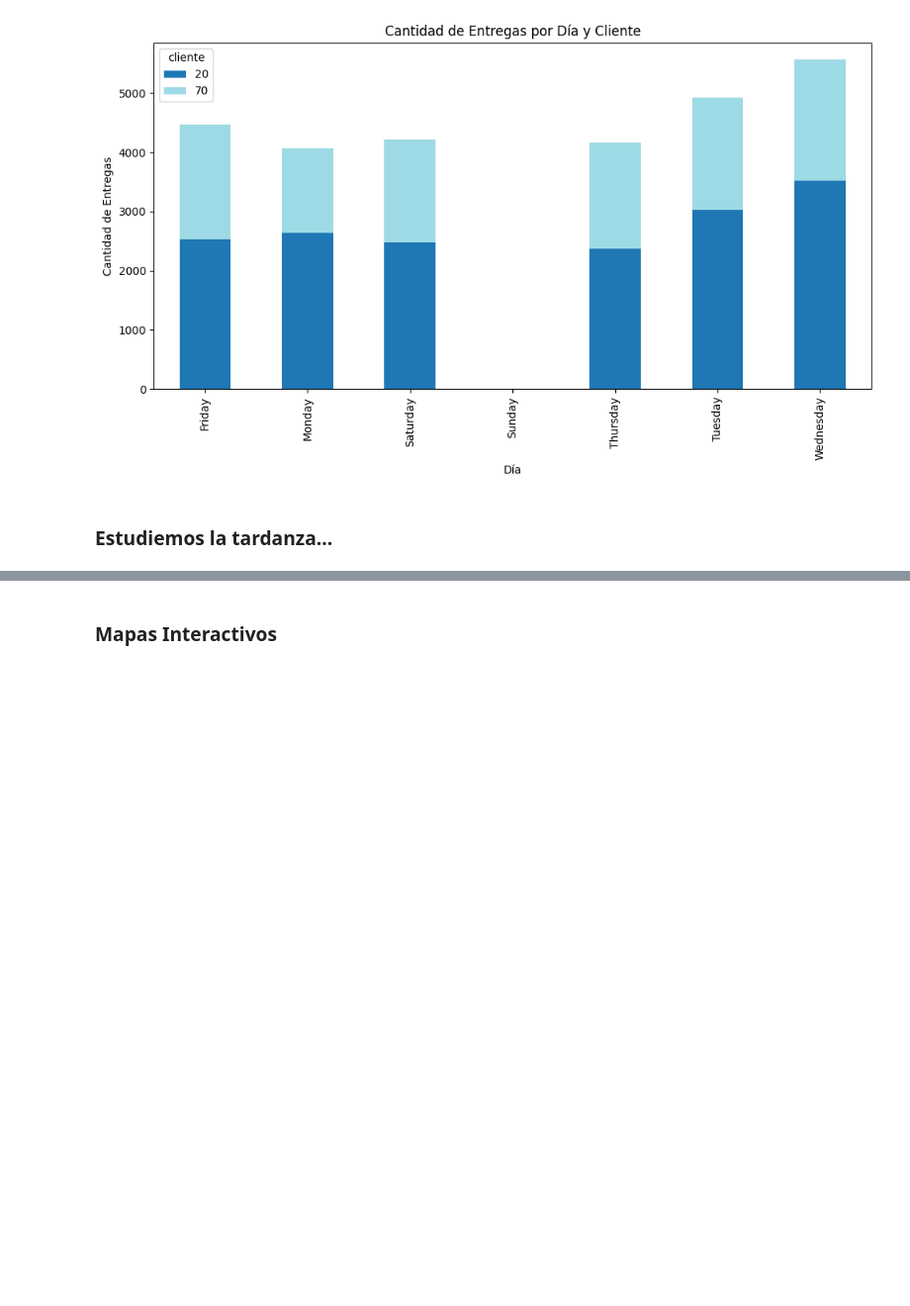
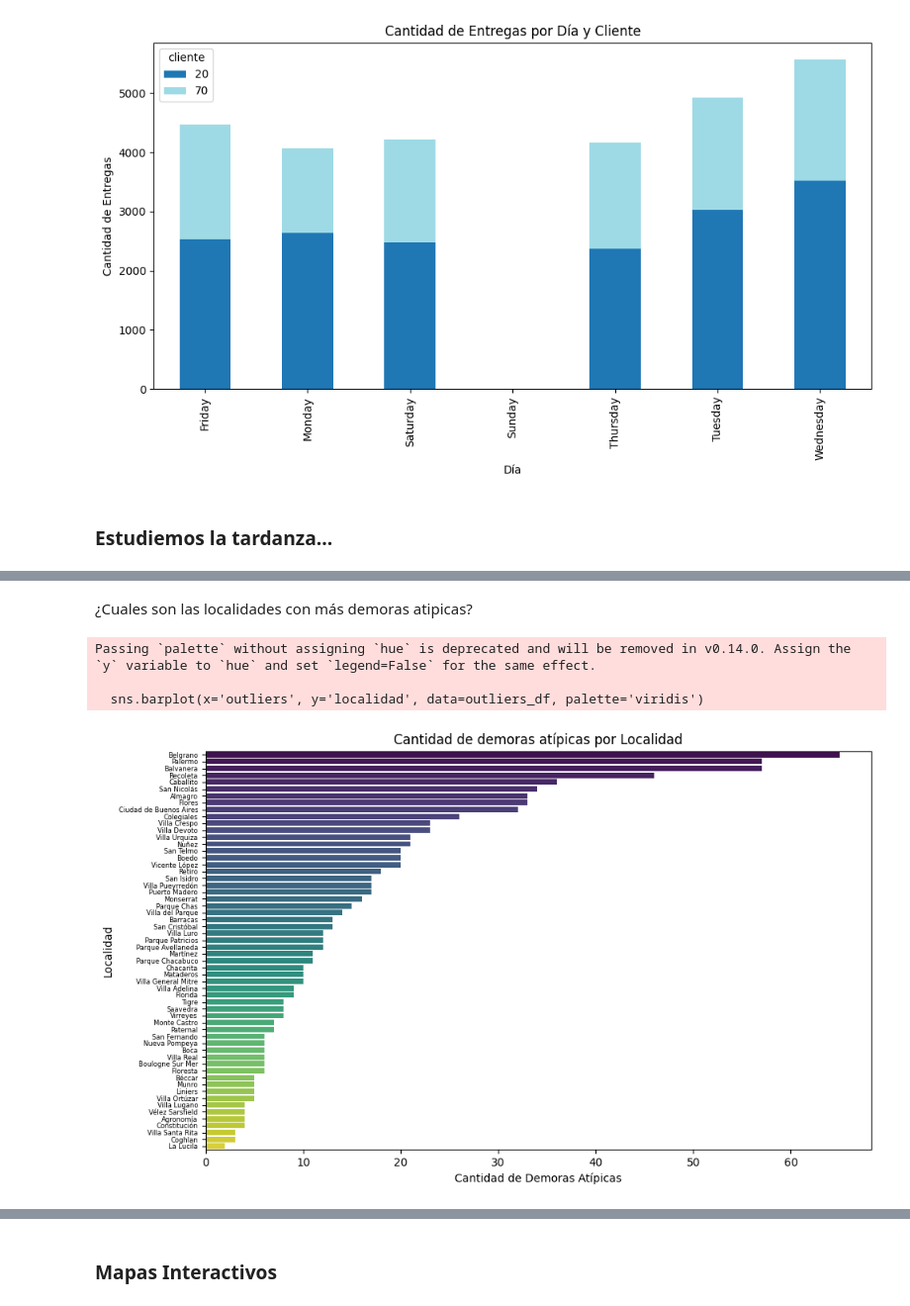
Before and after one commit to Maximo-Verdondoni/DesafioiFlow, a Jupyter notebook: Visualizacion.ipynb, the cells around one changed output, grey strips where cells are left out. Shown at 99% size. Cells and saved outputs as stored; diff of their text form; code cells hidden in the pictures; blank space fills up the shorter version.

```diff
--- a/Visualizacion.ipynb
+++ b/Visualizacion.ipynb
@@ -268,0 +366,53 @@ plt.show()
+# %% [markdown]
+¿Cuales son las localidades con más demoras atipicas?
+# %%
+# Paso 1: Filtrar localidades con al menos 20 registros
+conteo_localidades = df_filtrado['localidad'].value_counts()
+localidades_con_mas_20_registros = conteo_localidades[conteo_localidades >= 50].index
+df_filtrado_20 = df_filtrado[df_filtrado['localidad'].isin(localidades_con_mas_20_registros)]
+
+# Paso 2: Calcular los outliers por localidad
+outliers_count = []
+
+# Calcular IQR y determinar los outliers para cada localidad
+for localidad in df_filtrado_20['localidad'].unique():
+    datos_localidad = df_filtrado_20[df_filtrado_20['localidad'] == localidad]['Demora_Inicio_Fin']
+
+    Q1 = datos_localidad.quantile(0.25)
+    Q3 = datos_localidad.quantile(0.75)
+    IQR = Q3 - Q1
+
+    # Determinar los límites inferior y superior
+    limite_inferior = Q1 - 1.5 * IQR
+    limite_superior = Q3 + 1.5 * IQR
+
+    # Contar los outliers
+    outliers = datos_localidad[(datos_localidad < limite_inferior) | (datos_localidad > limite_superior)]
+    outliers_count.append({
+        'localidad': localidad,
+        'outliers': len(outliers)
+    })
+
+# Crear un DataFrame con la cantidad de outliers por localidad
+outliers_df = pd.DataFrame(outliers_count)
+
+# Paso 3: Ordenar el DataFrame por la cantidad de outliers de mayor a menor
+outliers_df = outliers_df.sort_values(by='outliers', ascending=False)
+
+# Paso 4: Graficar la cantidad de outliers por localidad
+plt.figure(figsize=(10, 6))
+sns.barplot(x='outliers', y='localidad', data=outliers_df, palette='viridis')
+plt.title('Cantidad de demoras atípicas por Localidad')
+plt.xlabel('Cantidad de Demoras Atípicas')
+plt.ylabel('Localidad')
+
+# Reducir el tamaño de la fuente de las etiquetas en el eje y
+plt.yticks(fontsize=6)  # Ajusta el tamaño de la fuente aquí
+
+plt.tight_layout()
+plt.show()
+# %% [output]
+Passing `palette` without assigning `hue` is deprecated and will be removed in v0.14.0. Assign the `y` variable to `hue` and set `legend=False` for the same effect.
+
+  sns.barplot(x='outliers', y='localidad', data=outliers_df, palette='viridis')
+[figure, added]
```
Also changed, not shown: parts of 22 cells of this notebook.
